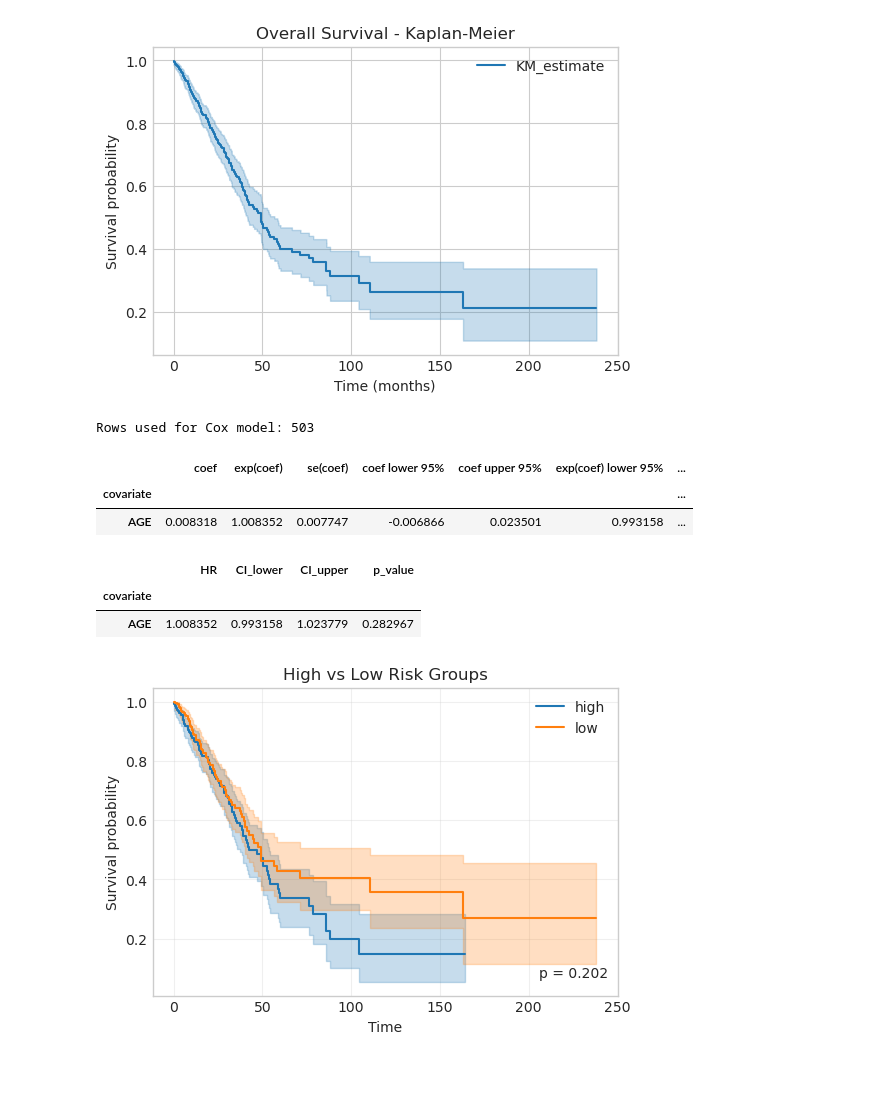
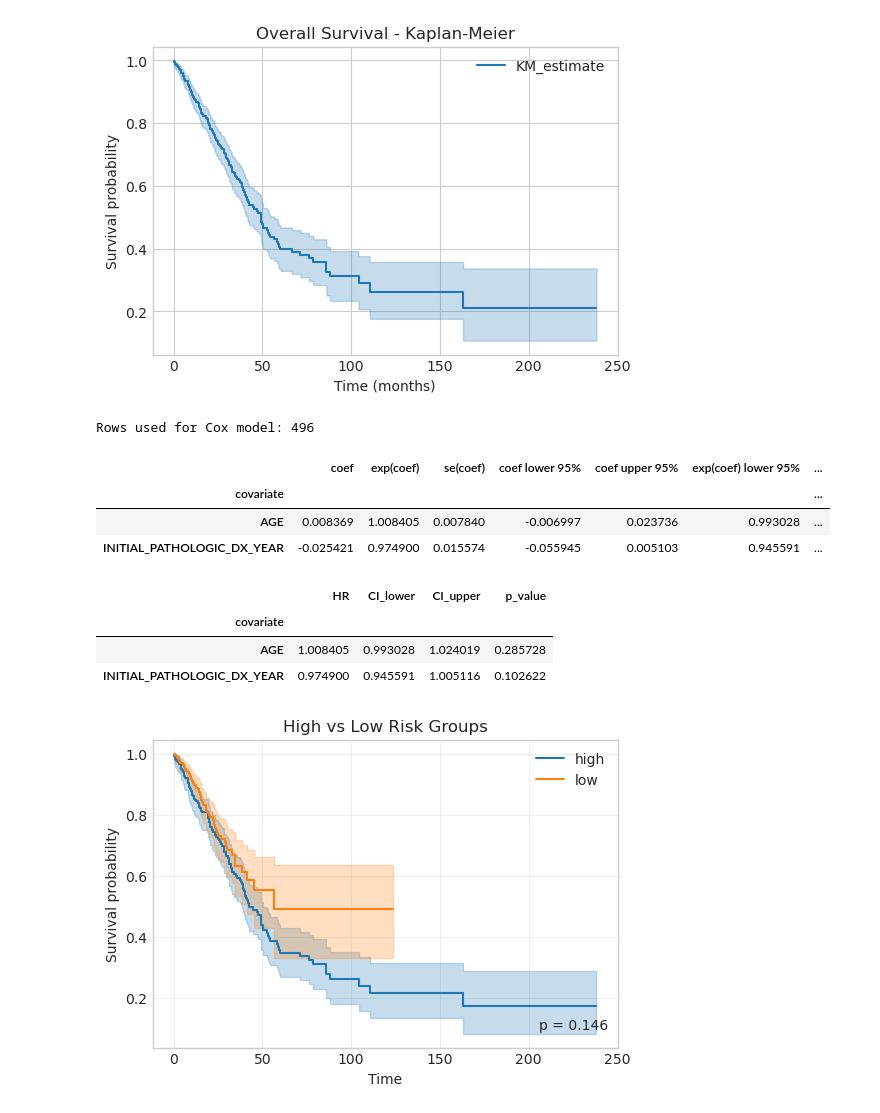
Before and after one commit to zengjoyous/SurvivalNet, a Jupyter notebook: examples/demo.ipynb, the cells around one changed output. Cells and saved outputs as stored; diff of their text form; code cells hidden in the pictures; blank space fills up the shorter version.

Commit message:
Demo Update

```diff
--- a/examples/demo.ipynb
+++ b/examples/demo.ipynb
@@ -33,0 +40,17 @@ Using data file: /home/zengj/bio2503/survivalnet/SurvivalNet/examples/data_clini
+# %%
+# Read expression matrix and reshape it to sample x gene format.
+expr_raw = pd.read_csv(expr_path, sep="\t", comment="#")
+expr_raw = expr_raw.rename(columns={"Hugo_Symbol": "gene", "Entrez_Gene_Id": "entrez"})
+expr_raw["gene"] = expr_raw["gene"].astype(str)
+
+sample_cols = [c for c in expr_raw.columns if c not in ["gene", "entrez"]]
+expr_long = expr_raw.melt(id_vars=["gene", "entrez"], value_vars=sample_cols, var_name="PATIENT_ID", value_name="expression")
+expr_long["PATIENT_ID"] = expr_long["PATIENT_ID"].astype(str).str.slice(0, 12)
+expr_long["expression"] = pd.to_numeric(expr_long["expression"], errors="coerce")
+expr_long = expr_long.dropna(subset=["expression"])
+
+expr_df = expr_long.pivot_table(index="PATIENT_ID", columns="gene", values="expression", aggfunc="mean")
+expr_df = expr_df.reset_index()
+
+display(expr_df.head())
+print(f"Expression matrix reshaped to: {expr_df.shape}")
@@ -34,10 +66,12 @@ Using data file: /home/zengj/bio2503/survivalnet/SurvivalNet/examples/data_clini
 # %%
-# Load and normalize overall survival data.
-raw_df = load_clinical_data(str(data_path))
-data = normalize_survival_data(raw_df, "OS_MONTHS", "OS_STATUS", id_col="PATIENT_ID")
+# Load and normalize clinical survival data, then merge by PATIENT_ID.
+raw_clinical = load_clinical_data(str(clinical_path))
+clinical = normalize_survival_data(raw_clinical, "OS_MONTHS", "OS_STATUS", id_col="PATIENT_ID")
 
-display(data[["PATIENT_ID", "duration", "event", "AGE", "KARNOFSKY_PERFORMANCE_SCORE"]].head())
-print(f"Normalized rows: {len(data)}")
+data = clinical.merge(expr_df, on="PATIENT_ID", how="inner")
+display(data[["PATIENT_ID", "duration", "event", "AGE", "INITIAL_PATHOLOGIC_DX_YEAR"]].head())
+print(f"Merged rows: {len(data)}")
+print(f"Merged columns: {len(data.columns)}")
 # %% [output]
 成功读取数据，原始矩阵形状为: (522, 79)
 删失数据标准化完成：有效样本 513 例 (剔除了 9 例缺失值)
@@ -59,37 +94,40 @@ plt.show()
 # %% [output]
 [figure]
 # %%
-# Cox model demo using AGE as a stable numeric covariate.
-cox_df = data[["duration", "event", "AGE"]].copy()
-cox_df["AGE"] = pd.to_numeric(cox_df["AGE"], errors="coerce")
+# Cox model demo using age and diagnosis year.
+cox_df = data[["duration", "event", "AGE", "INITIAL_PATHOLOGIC_DX_YEAR"]].copy()
+for col in ["AGE", "INITIAL_PATHOLOGIC_DX_YEAR"]:
+    cox_df[col] = pd.to_numeric(cox_df[col], errors="coerce")
 cox_df = cox_df.dropna()
 
 print(f"Rows used for Cox model: {len(cox_df)}")
 
 cox_model = CoxModel().fit(cox_df, "duration", "event")
 display(cox_model.summary)
 display(cox_model.hazard_ratios)
 
 risk_scores = cox_model.predict_risk_score(cox_df)
 cox_df["risk_group"] = split_risk_group(risk_scores)
 
 ax = plot_grouped_km_with_pvalue(
     cox_df,
     duration_col="duration",
     event_col="event",
     group_col="risk_group",
     group_a="low",
     group_b="high",
 )
 ax.set_title("High vs Low Risk Groups")
 plt.show()
 # %% [output]
-Rows used for Cox model: 503
+Rows used for Cox model: 496
 |  | coef | exp(coef) | se(coef) | coef lower 95% | coef upper 95% | exp(coef) lower 95% | ... |
 | covariate |  |  |  |  |  |  | ... |
-| AGE | 0.008318 | 1.008352 | 0.007747 | -0.006866 | 0.023501 | 0.993158 | ... |
+| AGE | 0.008369 | 1.008405 | 0.007840 | -0.006997 | 0.023736 | 0.993028 | ... |
+| INITIAL_PATHOLOGIC_DX_YEAR | -0.025421 | 0.974900 | 0.015574 | -0.055945 | 0.005103 | 0.945591 | ... |
 |  | HR | CI_lower | CI_upper | p_value |
 | covariate |  |  |  |  |
-| AGE | 1.008352 | 0.993158 | 1.023779 | 0.282967 |
+| AGE | 1.008405 | 0.993028 | 1.024019 | 0.285728 |
+| INITIAL_PATHOLOGIC_DX_YEAR | 0.974900 | 0.945591 | 1.005116 | 0.102622 |
-[figure, old version]
+[figure, new version]
 # %%
```
Also changed, not shown: parts of 6 cells of this notebook, 2 other files.
